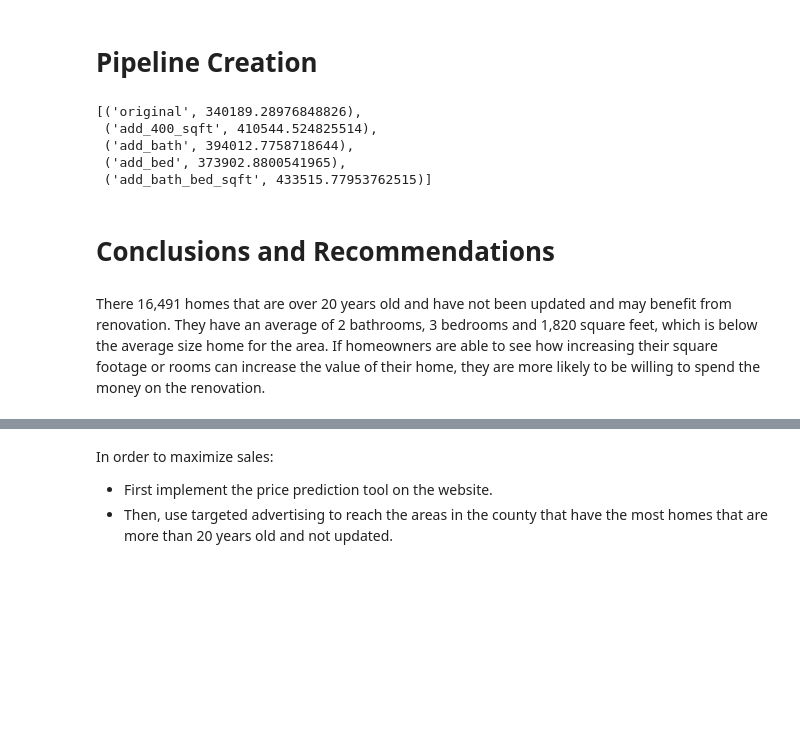
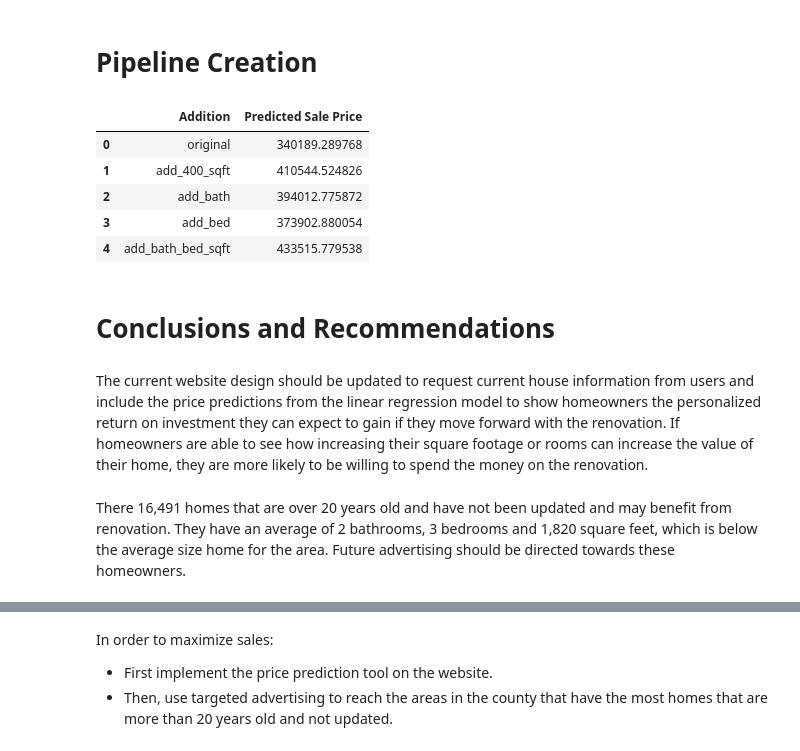
Before and after one commit to larends/dsc-phase-2-project, a Jupyter notebook: Phase 2 Project.ipynb, the cells around one changed output, grey strips where cells are left out. Cells and saved outputs as stored; diff of their text form; code cells hidden in the pictures; blank space fills up the shorter version.

```diff
--- a/Phase 2 Project.ipynb
+++ b/Phase 2 Project.ipynb
@@ -1749,3 +1781,17 @@ sample_df = rev_df.copy().drop('log_price', axis=1)
+# %%
+num_bed = sorted(rev_df['bed_cat'].unique())
+
+def add_bed(bedrooms):
+
+    """ Takes in the current number of bedrooms and returns the number of
+    bedrooms after an addition."""
+
+
+    i = num_bed.index(bedrooms)
+    try:
+        return num_bed[i+1]
+    except:
+        return num_bed[-1]
 # %%
 (BEDROOMS, SQFT, WATERFRONT, ZIPCODE, RENO_AFTER_2000, HAS_BASEMENT,
  BATHROOMS,GRADE_2, FLOORS_YR_BUILT) = ('3', 1410, 0, 98133, 0, 1,
@@ -1754,55 +1800,56 @@ houses_predict = pd.DataFrame()
 houses_predict['original'] = ([BEDROOMS,SQFT, WATERFRONT, ZIPCODE,
                                RENO_AFTER_2000, HAS_BASEMENT, BATHROOMS,
                                GRADE_2, FLOORS_YR_BUILT ])
-houses_predict.index = list(sample_df.columns)
+houses_predict.index = list(X.columns)
 houses_predict['add_400_sqft'] = houses_predict['original']
 houses_predict['add_400_sqft'].loc['sqft_living'] = SQFT + 400
 houses_predict['add_400_sqft'].loc['reno_after_2000'] = 1
 houses_predict['add_bath'] = houses_predict['original']
-houses_predict['add_bath'].loc['bath_cat'] = '2_0'
+houses_predict['add_bath'].loc['bath_cat'] = add_bath(BATHROOMS, 1)
 houses_predict['add_bath'].loc['reno_after_2000'] = 1
 houses_predict['add_bed'] = houses_predict['original']
-houses_predict['add_bed'].loc['bed_cat'] = '4_or_more'
+houses_predict['add_bed'].loc['bed_cat'] = add_bed(BEDROOMS)
 houses_predict['add_bed'].loc['reno_after_2000'] = 1
 houses_predict['add_bath_bed_sqft'] = houses_predict['original']
 houses_predict['add_bath_bed_sqft'].loc['sqft_living'] = SQFT + 400
-houses_predict['add_bath_bed_sqft'].loc['bath_cat'] = '2_0'
-houses_predict['add_bath_bed_sqft'].loc['bed_cat'] = '4_or_more'
+houses_predict['add_bath_bed_sqft'].loc['bath_cat'] = add_bath(BATHROOMS, 1)
+houses_predict['add_bath_bed_sqft'].loc['bed_cat'] = add_bed(BEDROOMS)
 houses_predict['add_bath_bed_sqft'].loc['reno_after_2000'] = 1
 
 houses_predict = houses_predict.T
 # %%
-X = rev_df.drop('log_price', axis=1)
-y = rev_df['log_price']
-
-
 num_attribs = X.select_dtypes('number').columns
 cat_attribs = X.select_dtypes('object').columns
 
 transform = ColumnTransformer(transformers=[
     ('num', StandardScaler(), num_attribs),
     ('cat', OneHotEncoder(drop='first'), cat_attribs)
 ])
 
 pipeline = Pipeline(steps = [('transform', transform),
                               ('model',LinearRegression() )
                               ])
 
 pipeline.fit(X,y)
 predictions = pipeline.predict(houses_predict)
 
 renovations = (['original','add_400_sqft', 'add_bath', 'add_bed',
                 'add_bath_bed_sqft'])
 predictions_transformed = [np.e**x for x in predictions]
 predictions_transformed = list(zip(renovations, predictions_transformed))
-predictions_transformed
+prediction_df = pd.DataFrame.from_dict(predictions_transformed)
+prediction_df.columns = ['Addition','Predicted Sale Price']
+prediction_df
 # %% [output]
-[('original', 340189.28976848826),
- ('add_400_sqft', 410544.524825514),
- ('add_bath', 394012.7758718644),
- ('add_bed', 373902.8800541965),
- ('add_bath_bed_sqft', 433515.77953762515)]
+|  | Addition | Predicted Sale Price |
+| 0 | original | 340189.289768 |
+| 1 | add_400_sqft | 410544.524826 |
+| 2 | add_bath | 394012.775872 |
+| 3 | add_bed | 373902.880054 |
+| 4 | add_bath_bed_sqft | 433515.779538 |
 # %% [markdown]
 # Conclusions and Recommendations
+# %% [markdown]
+The current website design should be updated to request current house information from users and include the price predictions from the linear regression model to show homeowners the personalized return on investment they can expect to gain if they move forward with the renovation. If homeowners are able to see how increasing their square footage or rooms can increase the value of their home, they are more likely to be willing to spend the money on the renovation.
 # %% [markdown]
-There 16,491 homes that are over 20 years old and have not been updated and may benefit from renovation. They have an average of 2 bathrooms, 3 bedrooms and 1,820 square feet, which is below the average size home for the area. If homeowners are able to see how increasing their square footage or rooms can increase the value of their home, they are more likely to be willing to spend the money on the renovation.
+There 16,491 homes that are over 20 years old and have not been updated and may benefit from renovation. They have an average of 2 bathrooms, 3 bedrooms and 1,820 square feet, which is below the average size home for the area. Future advertising should be directed towards these homeowners.
```
Also changed, not shown: parts of 27 cells of this notebook, 21 other files.
